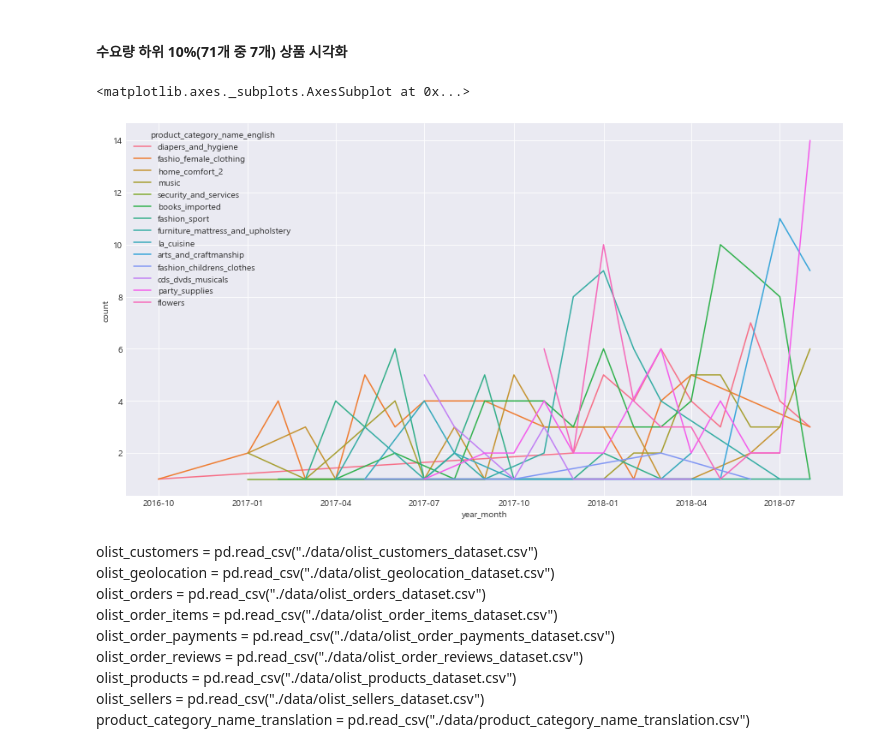
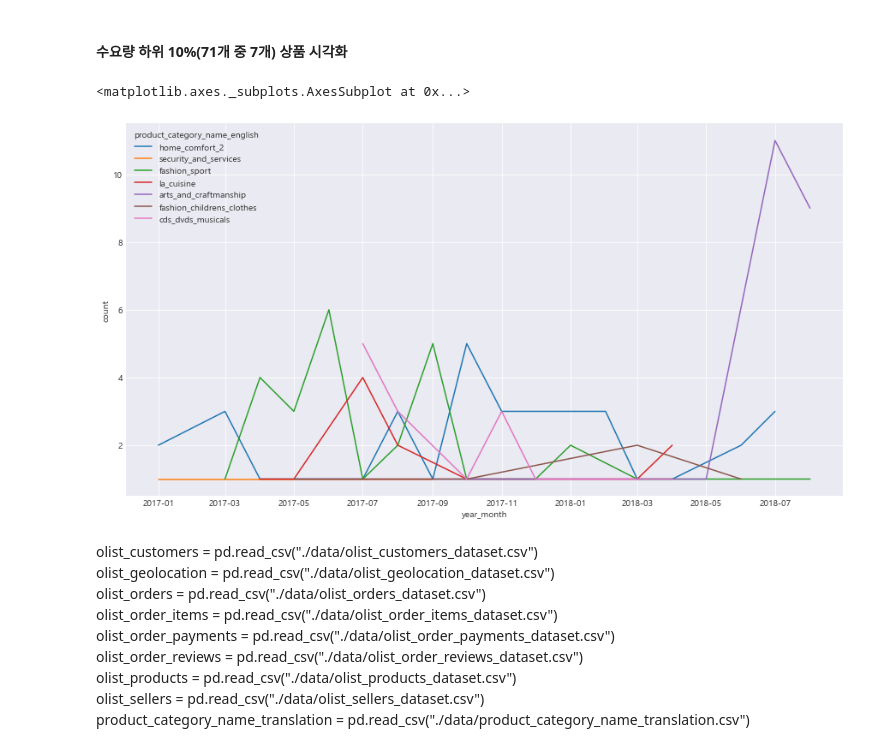
Before and after one commit to changyong93/project_Brazilian-E-Commerce-Public-Dataset-by-Olist, a Jupyter notebook: Untitled1.ipynb, the cells around one changed output. Cells and saved outputs as stored; diff of their text form; code cells hidden in the pictures.

```diff
--- a/Untitled1.ipynb
+++ b/Untitled1.ipynb
@@ -96,0 +86,12 @@ olist_order_reviews[column_list] = olist_order_reviews[column_list].apply(pd.to_
+# %%
+df = olist_customers.customer_state.value_counts().sort_values().reset_index()
+df.columns = ["customer_state","counts"]
+df["rates"] = df.counts/df.counts.sum()
+
+g = df.plot.barh(y="counts", x = "customer_state",figsize = (10,12))
+g.set_title("customer_state", fontsize = 15, fontweight = "bold")
+for s in df.index:
+    g.annotate(s = f"{df.loc[s,'counts']}\n{df.loc[s,'rates']*100:.1f}%",
+               xy = (df.loc[s,'counts']+2000,s),
+               va = "center", ha="center", fontsize = 12, fontfamily = "Sans serif", fontweight = "bold")
+g.legend(loc = 4)
@@ -98,14 +392,16 @@ olist_order_reviews[column_list] = olist_order_reviews[column_list].apply(pd.to_
 ###  년도-일자 컬럼 생성
 # %%
 def generate_from_year_to_day(dataframe, column):
-    dataframe["year_month"] = dataframe[column].astype(str).map(lambda x : pd.to_datetime(x[:7]))
-#     dataframe["year_month"] = pd.to_datetime(dataframe[column].map(lambda x : x.strftime('%Y-%m')))
-    dataframe["year"] = dataframe[column].dt.year
-    dataframe["month"] = dataframe[column].dt.month
-    dataframe["week"] = dataframe[column].dt.week
-    dataframe["day"] = dataframe[column].dt.day
-    dataframe["weekday"] = dataframe[column].dt.weekday
-    return dataframe
+    df = dataframe.copy()
+    df[column].apply(pd.to_datetime)
+    df["year_month"] = df[column].astype(str).map(lambda x : pd.to_datetime(x[:7]))
+#     df["year_month"] = pd.to_datetime(df[column].map(lambda x : x.strftime('%Y-%m')))
+    df["year"] = df[column].dt.year
+    df["month"] = df[column].dt.month
+    df["week"] = df[column].dt.week
+    df["day"] = df[column].dt.day
+    df["weekday"] = df[column].dt.weekday
+    return df
 # %% [markdown]
 ### 년월 & 주문~배달 | 실제 배달일자-예상배달일자
 # %%
@@ -348,0 +647,7 @@ plt.show()
+# %%
+#olist_orders에 년,분기,월,년월등 컬럼 생성
+olist_orders = generate_from_year_to_day(olist_orders,"order_purchase_timestamp")
+
+sales_data = olist_order_payments.groupby("order_id").payment_value.sum().reset_index()
+order_sales = pd.merge(olist_orders,sales_data,on = 'order_id',how = 'outer')
+order_sales.head(1)
@@ -414,12 +775,12 @@ bottom7_plot = bottom7_product_by_yearmonth.groupby(["year_month","product_categ
 bottom7_plot = bottom7_plot.rename(columns = {"order_id" : "count"})
 # %%
 fig,ax =plt.subplots(1,1,figsize = (15,8))
-sns.lineplot(data = bottom14_plot,
+sns.lineplot(data = bottom7_plot,
              x = "year_month",
              y = "count",hue = "product_category_name_english")
 # %% [output]
 <matplotlib.axes._subplots.AxesSubplot at 0x...>
-[figure, old version]
+[figure, new version]
 # %% [markdown]
 olist_customers = pd.read_csv("./data/olist_customers_dataset.csv")
 olist_geolocation = pd.read_csv("./data/olist_geolocation_dataset.csv")
```
Also changed, not shown: parts of 101 cells of this notebook, 1 other file.
